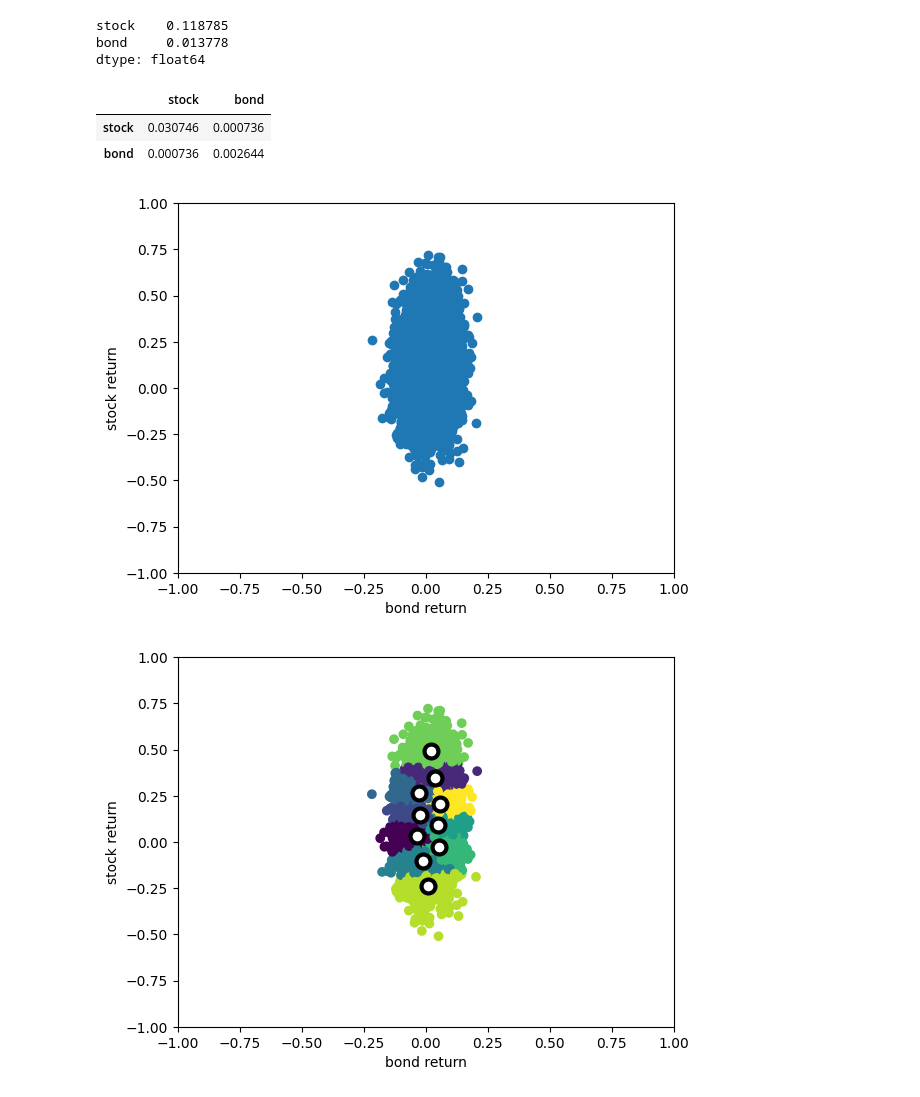
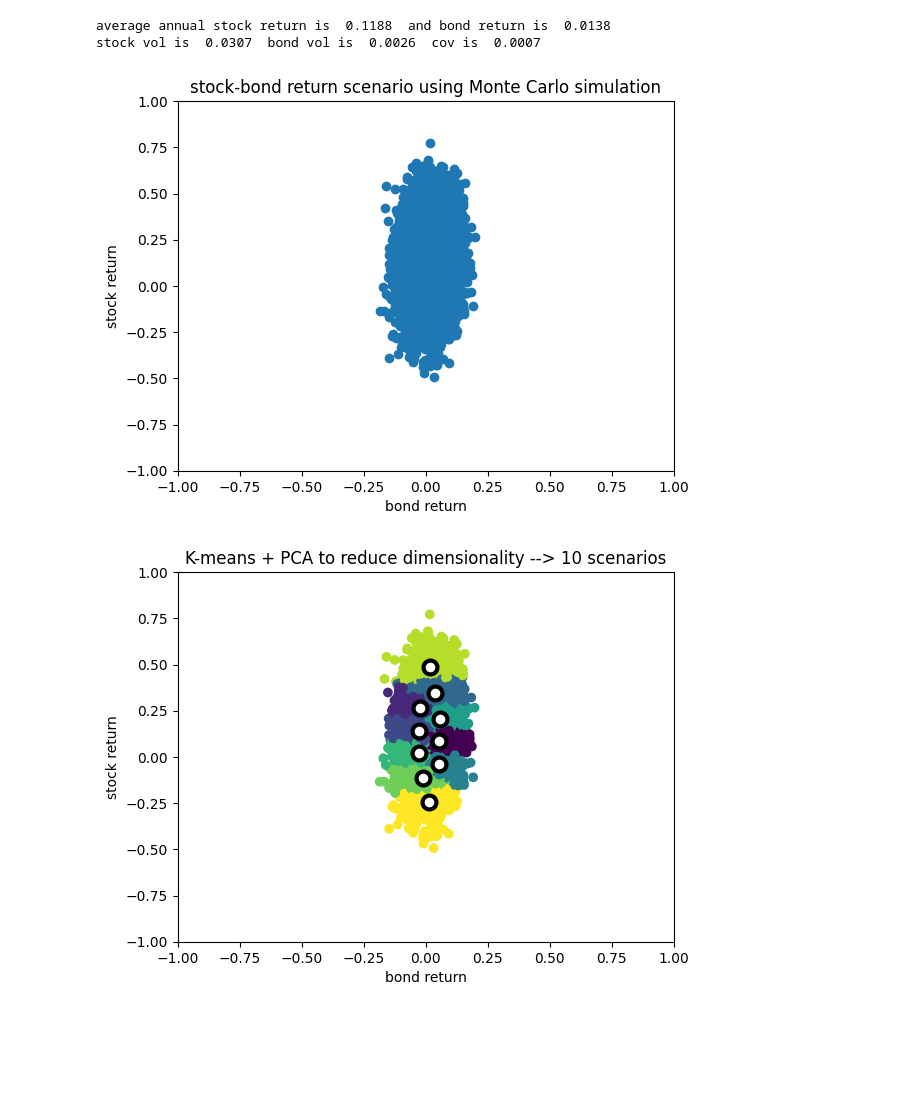
Before and after one commit to QuhiQuhihi/stochastic-financial-planning-control, a Jupyter notebook: stochastic_financial_planning_control.ipynb, the cells around one changed output. Cells and saved outputs as stored; diff of their text form; code cells hidden in the pictures; blank space fills up the shorter version.

```diff
--- a/stochastic_financial_planning_control.ipynb
+++ b/stochastic_financial_planning_control.ipynb
@@ -22,31 +27,26 @@ df_logret.loc[0, ['stock','bond']] = 0.0
 # set parameter
 _mu = df_logret.mean() * 251
 _sigma = df_logret.cov() * 251
+print("average annual stock return is ", round(_mu.iloc[0],4), " and bond return is ",round(_mu.iloc[1],4) )
 
 mu = _mu.values.T
 sigma = _sigma.values
+print("stock vol is ", round(_sigma.iloc[0,0],4), " bond vol is ",round(_sigma.iloc[1,1],4), " cov is ",round(_sigma.iloc[0,1],4))
 
+# generate stock and bond return scenario under gausian distribution
 num_samples = 10000
 stock, bond = np.random.multivariate_normal(mu, sigma, num_samples).T
+# %% [output]
+average annual stock return is  0.1188  and bond return is  0.0138
+stock vol is  0.0307  bond vol is  0.0026  cov is  0.0007
-# %%
-_mu
-# %% [output]
-stock    0.118785
-bond     0.013778
-dtype: float64
-# %%
-_sigma
-# %% [output]
-|  | stock | bond |
-| stock | 0.030746 | 0.000736 |
-| bond | 0.000736 | 0.002644 |
 # %%
 plt.scatter(bond, stock)
 plt.xlabel('bond return')
 plt.ylabel('stock return')
+plt.title("stock-bond return scenario using Monte Carlo simulation")
 plt.xlim(-1,+1)
 plt.ylim(-1,+1)
 plt.show()
 # %% [output]
-[figure, old version]
+[figure, new version]
 # %%
@@ -54,15 +54,17 @@ plt.show()
 num_clusters = 10
 kmeans = KMeans(n_clusters=num_clusters).fit(np.transpose([bond, stock]))
 # %%
+# K-means clustering + PCA (mean-covariance matrix)
 plt.scatter(bond, stock, c=kmeans.labels_)
 plt.scatter(kmeans.cluster_centers_[:,0], kmeans.cluster_centers_[:,1], s=100,
             color='white', edgecolors='black', linewidths=3)
 plt.xlabel('bond return')
 plt.ylabel('stock return')
+plt.title('K-means + PCA to reduce dimensionality --> 10 scenarios')
 plt.xlim(-1,+1)
 plt.ylim(-1,+1)
 plt.show()
 # %% [output]
-[figure, old version]
+[figure, new version]
 # %%
 print("Probability of each scenario")
```
Also changed, not shown: parts of 8 cells of this notebook.
